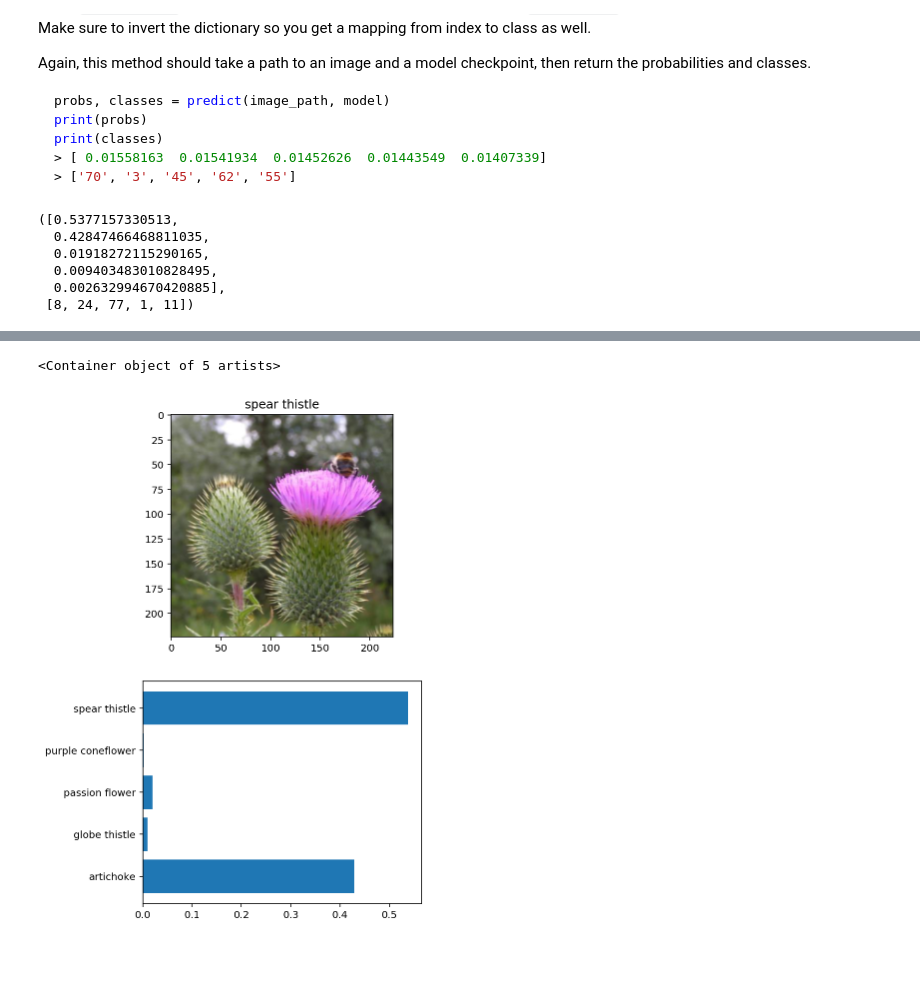
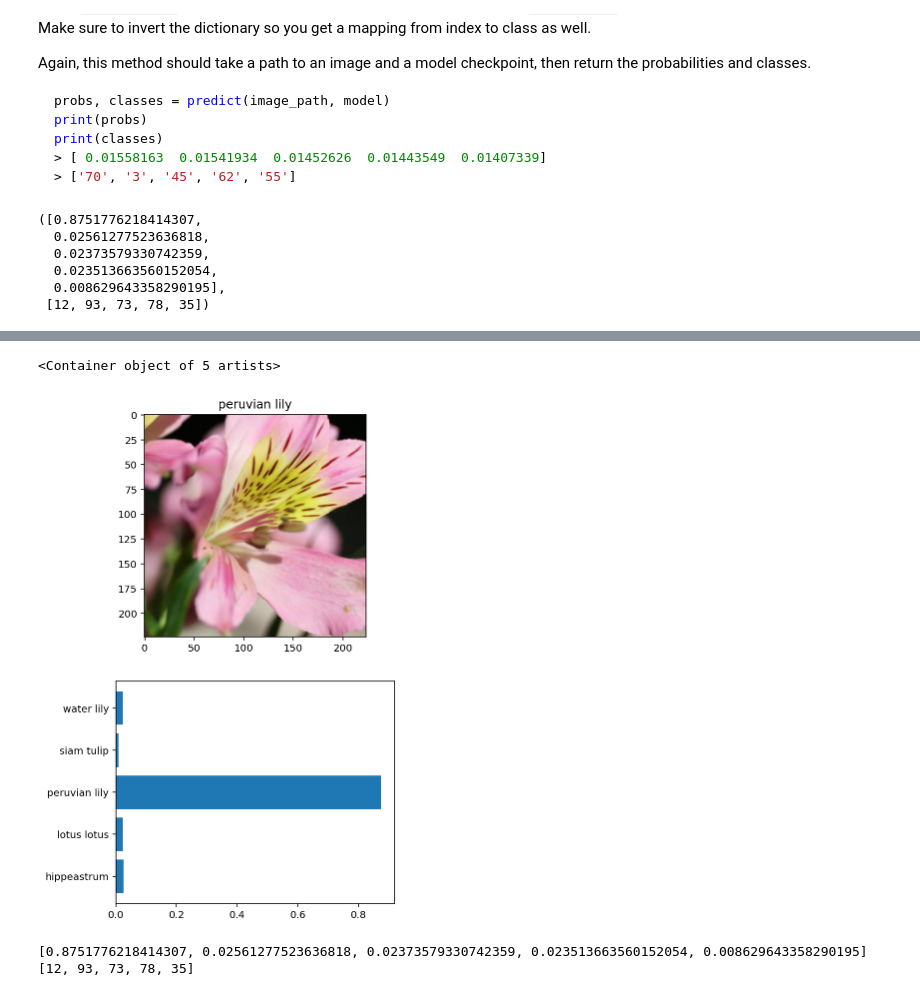
Before and after one commit to jfigueroa6500/Nano, a Jupyter notebook: Image Classifier Project.ipynb, the cells around one changed output, grey strips where cells are left out. Drawn from its saved outputs; the diff is of its cells as text; code cells hidden in the pictures; blank space fills up the shorter version.

```diff
--- a/Image Classifier Project.ipynb
+++ b/Image Classifier Project.ipynb
@@ -320,8 +322,8 @@ As before, the network expects the images to be normalized in a specific way. Fo
 And finally, PyTorch expects the color channel to be the first dimension but it's the third dimension in the PIL image and Numpy array. You can reorder dimensions using [`ndarray.transpose`](https://docs.scipy.org/doc/numpy-1.13.0/reference/generated/numpy.ndarray.transpose.html). The color channel needs to be first and retain the order of the other two dimensions.
 # %%
 
-img = random.choice(os.listdir('./flowers/test/14/'))
-img_path = './flowers/test/14/' + img
+img = random.choice(os.listdir('./flowers/test/18/'))
+img_path = './flowers/test/18/' + img
 # %%
 def process_image(image):
     ''' Scales, crops, and normalizes a PIL image for a PyTorch model,
@@ -370,8 +372,7 @@ def imshow(image, ax=None, title=None):
     return ax
 
 # Show original picture
-img = random.choice(os.listdir('./flowers/test/14/'))
-img_path = './flowers/test/14/' + img
+
 
 with Image.open(img_path) as image:
     plt.imshow(image)
@@ -414,12 +415,12 @@ def predict(image_path, model, topk=5):
 # TODO: Implement the code to predict the class from an image file
 predict(img_path, 'checkpoint.pth')
 # %% [output]
-([0.5377157330513,
-  0.42847466468811035,
-  0.01918272115290165,
-  0.009403483010828495,
-  0.002632994670420885],
- [8, 24, 77, 1, 11])
+([0.8751776218414307,
+  0.02561277523636818,
+  0.02373579330742359,
+  0.023513663560152054,
+  0.008629643358290195],
+ [12, 93, 73, 78, 35])
 # %% [markdown]
 ## Sanity Checking
 
@@ -431,29 +432,36 @@ You can convert from the class integer encoding to actual flower names with the
 # %%
 # TODO: Display an image along with the top 5 classes
 
 
-test_pic = 'flowers/test/14/image_06091.jpg'
+test_pic = 'flowers/test/18/image_04322.jpg'
 f_name = cat_to_name[test_pic.split('/')[2]]
-top_p, top_class = predict(test_pic, 'checkpoint.pth')
+top_p, top_class = predict(img, 'checkpoint.pth')
 names = []
 
 
 inverted_class_to_idx = {model.class_to_idx[cl]: cl for cl in model.class_to_idx}
 mapped_classes = []
 for label in top_class:
     mapped_classes.append(inverted_class_to_idx[label])
 
 for c in mapped_classes:
     names.append(cat_to_name[str(c)])
 
 fig, (ax1, ax2) = plt.subplots(figsize=(5, 9), ncols=1, nrows=2)
 
 img = process_image(test_pic)
 imshow(img, ax1)
 ax1.set_title(f_name)
 
 index = np.arange(len(mapped_classes))
 ax2.barh(names, top_p, align='center')
 # %% [output]
 <Container object of 5 artists>
-[figure, old version]
+[figure, new version]
+# %%
+probs, classes = predict(img_path, model)
+print(probs)
+print(classes)
+# %% [output]
+[0.8751776218414307, 0.02561277523636818, 0.02373579330742359, 0.023513663560152054, 0.008629643358290195]
+[12, 93, 73, 78, 35]
```
Also changed, not shown: parts of 6 cells of this notebook.
